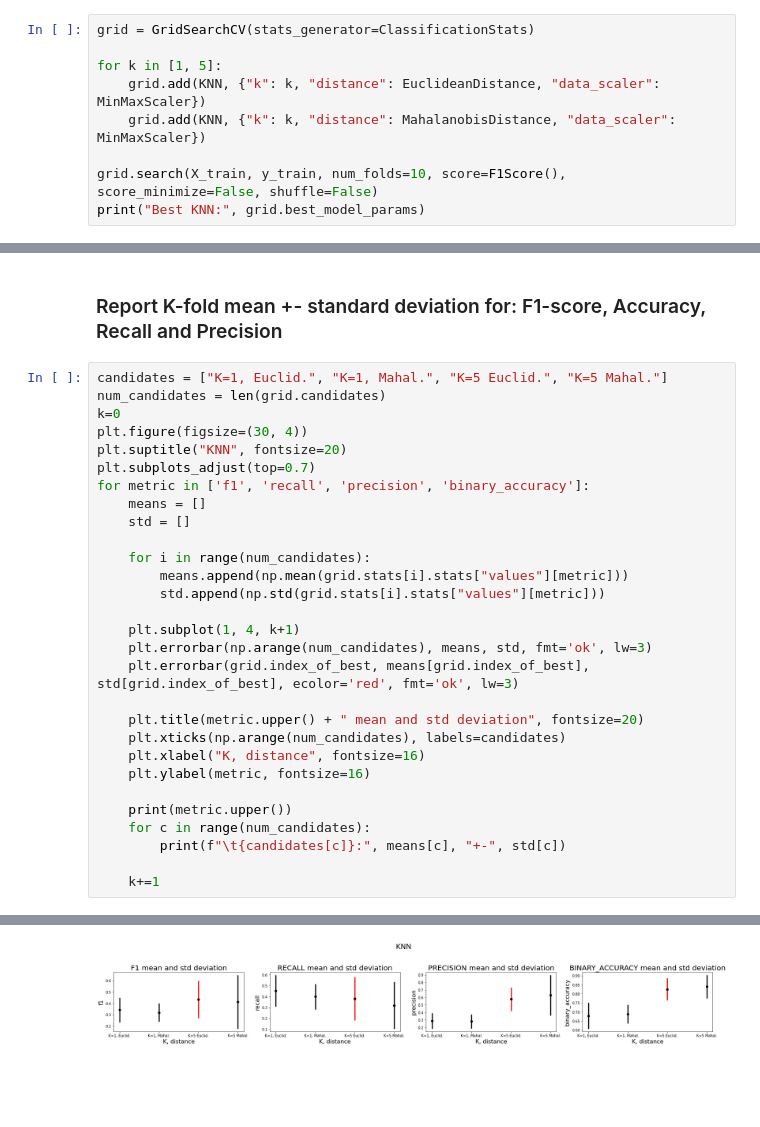
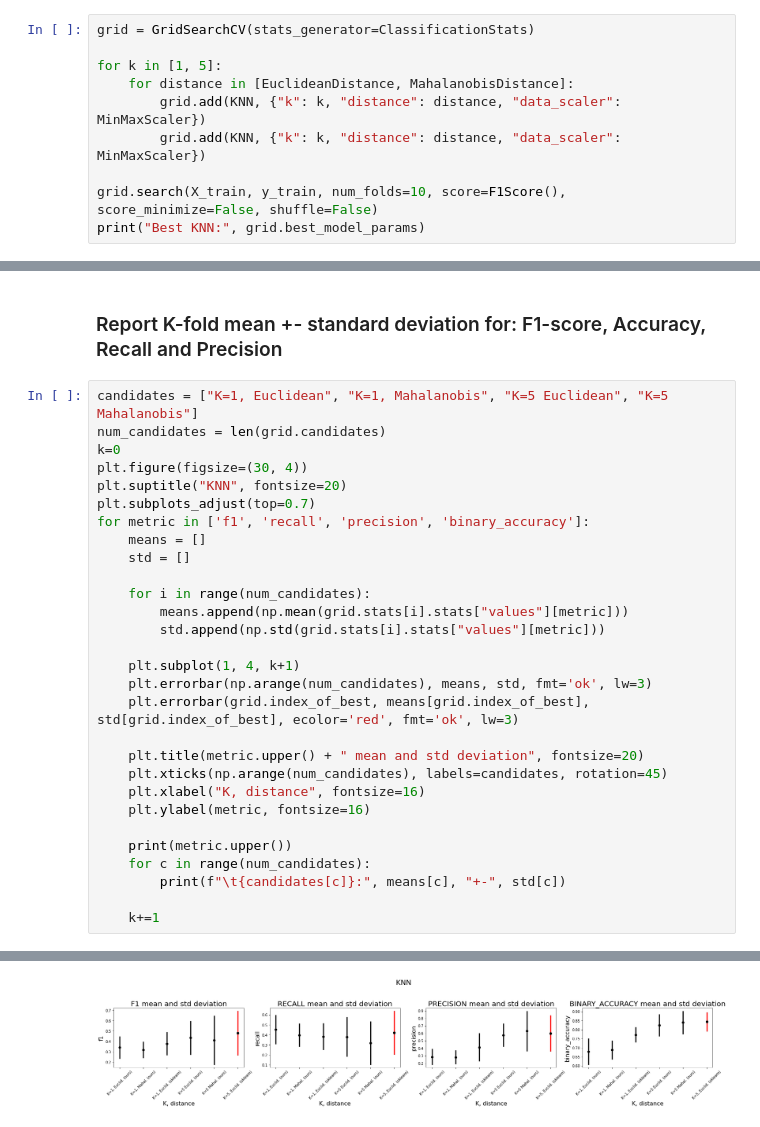
Before and after one commit to jeffcav/ml-from-scratch, a Jupyter notebook: list3.ipynb, the cells around one changed output, grey strips where cells are left out. Drawn from its saved outputs; the diff is of its cells as text; blank space fills up the shorter version.

```diff
--- a/list3.ipynb
+++ b/list3.ipynb
@@ -35,8 +35,9 @@ X_train, y_train, X_test, y_test = split_train_test(X, y, 0.8, shuffle=True)
 grid = GridSearchCV(stats_generator=ClassificationStats)
 
 for k in [1, 5]:
-    grid.add(KNN, {"k": k, "distance": EuclideanDistance, "data_scaler": MinMaxScaler})
-    grid.add(KNN, {"k": k, "distance": MahalanobisDistance, "data_scaler": MinMaxScaler})
+    for distance in [EuclideanDistance, MahalanobisDistance]:
+        grid.add(KNN, {"k": k, "distance": distance, "data_scaler": MinMaxScaler})
+        grid.add(KNN, {"k": k, "distance": distance, "data_scaler": MinMaxScaler})
 
 grid.search(X_train, y_train, num_folds=10, score=F1Score(), score_minimize=False, shuffle=False)
 print("Best KNN:", grid.best_model_params)
@@ -71,7 +76,7 @@ SK-Learn's KNN5 F1-score: 0.391304347826087
 # %% [markdown]
 ### Report K-fold mean +- standard deviation for: F1-score, Accuracy, Recall and Precision
 # %%
-candidates = ["K=1, Euclid.", "K=1, Mahal.", "K=5 Euclid.", "K=5 Mahal."]
+candidates = ["K=1, Euclidean", "K=1, Mahalanobis", "K=5 Euclidean", "K=5 Mahalanobis"]
 num_candidates = len(grid.candidates)
 k=0
 plt.figure(figsize=(30, 4))
@@ -90,7 +95,7 @@ for metric in ['f1', 'recall', 'precision', 'binary_accuracy']:
     plt.errorbar(grid.index_of_best, means[grid.index_of_best], std[grid.index_of_best], ecolor='red', fmt='ok', lw=3)
 
     plt.title(metric.upper() + " mean and std deviation", fontsize=20)
-    plt.xticks(np.arange(num_candidates), labels=candidates)
+    plt.xticks(np.arange(num_candidates), labels=candidates, rotation=45)
     plt.xlabel("K, distance", fontsize=16)
     plt.ylabel(metric, fontsize=16)
 
@@ -123 +125 @@ BINARY_ACCURACY
-[figure, old version]
+[figure, new version]
```
Also changed, not shown: parts of 6 cells of this notebook.
